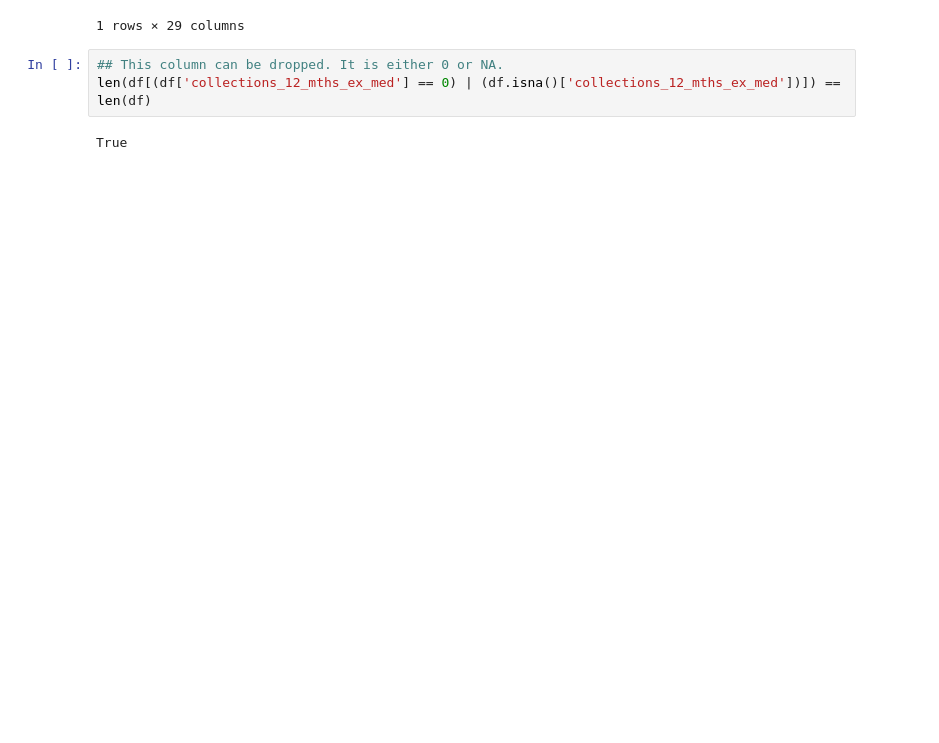
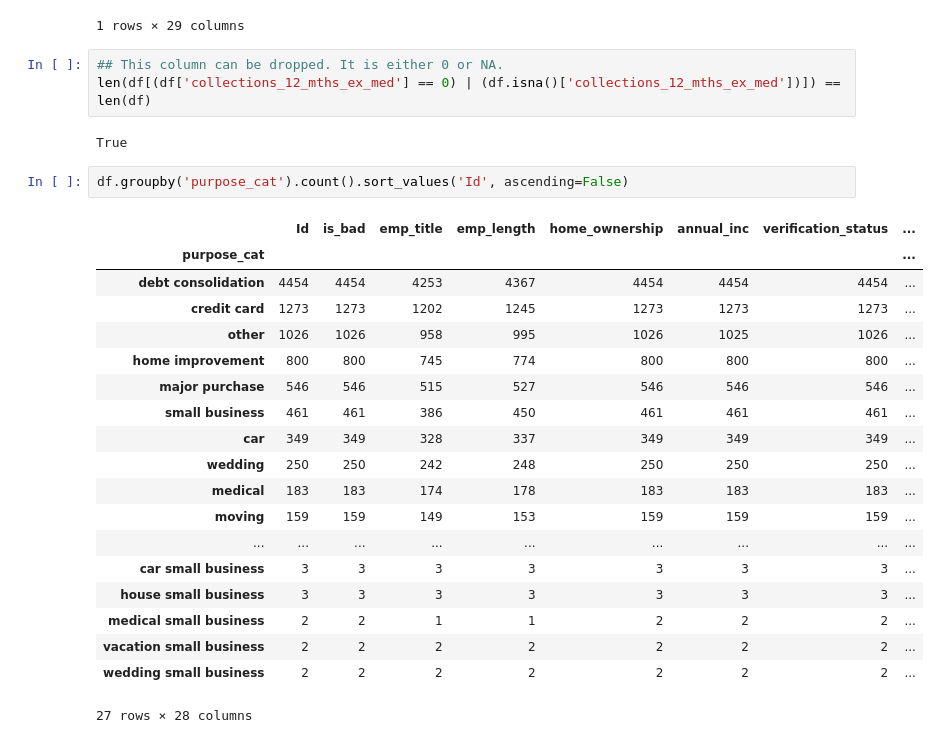
Before and after one commit to jakeweholt/DR_TH, a Jupyter notebook: analysis/00_raw_data_EDA.ipynb, the cells around one changed output. Drawn from its saved outputs; the diff is of its cells as text; blank space fills up the shorter version.

```diff
--- a/analysis/00_raw_data_EDA.ipynb
+++ b/analysis/00_raw_data_EDA.ipynb
@@ -314,3 +314,25 @@ df[df['revol_util'] > 100]
 len(df[(df['collections_12_mths_ex_med'] == 0) | (df.isna()['collections_12_mths_ex_med'])]) == len(df)
 # %% [output]
 True
+# %%
+df.groupby('purpose_cat').count().sort_values('Id', ascending=False)
+# %% [output]
+|  | Id | is_bad | emp_title | emp_length | home_ownership | annual_inc | verification_status | ... |
+| purpose_cat |  |  |  |  |  |  |  | ... |
+| debt consolidation | 4454 | 4454 | 4253 | 4367 | 4454 | 4454 | 4454 | ... |
+| credit card | 1273 | 1273 | 1202 | 1245 | 1273 | 1273 | 1273 | ... |
+| other | 1026 | 1026 | 958 | 995 | 1026 | 1025 | 1026 | ... |
+| home improvement | 800 | 800 | 745 | 774 | 800 | 800 | 800 | ... |
+| major purchase | 546 | 546 | 515 | 527 | 546 | 546 | 546 | ... |
+| small business | 461 | 461 | 386 | 450 | 461 | 461 | 461 | ... |
+| car | 349 | 349 | 328 | 337 | 349 | 349 | 349 | ... |
+| wedding | 250 | 250 | 242 | 248 | 250 | 250 | 250 | ... |
+| medical | 183 | 183 | 174 | 178 | 183 | 183 | 183 | ... |
+| moving | 159 | 159 | 149 | 153 | 159 | 159 | 159 | ... |
+| ... | ... | ... | ... | ... | ... | ... | ... | ... |
+| car small business | 3 | 3 | 3 | 3 | 3 | 3 | 3 | ... |
+| house small business | 3 | 3 | 3 | 3 | 3 | 3 | 3 | ... |
+| medical small business | 2 | 2 | 1 | 1 | 2 | 2 | 2 | ... |
+| vacation small business | 2 | 2 | 2 | 2 | 2 | 2 | 2 | ... |
+| wedding small business | 2 | 2 | 2 | 2 | 2 | 2 | 2 | ... |
+27 rows × 28 columns
```
Also changed, not shown: parts of 1 cell of this notebook, 9 other files.
